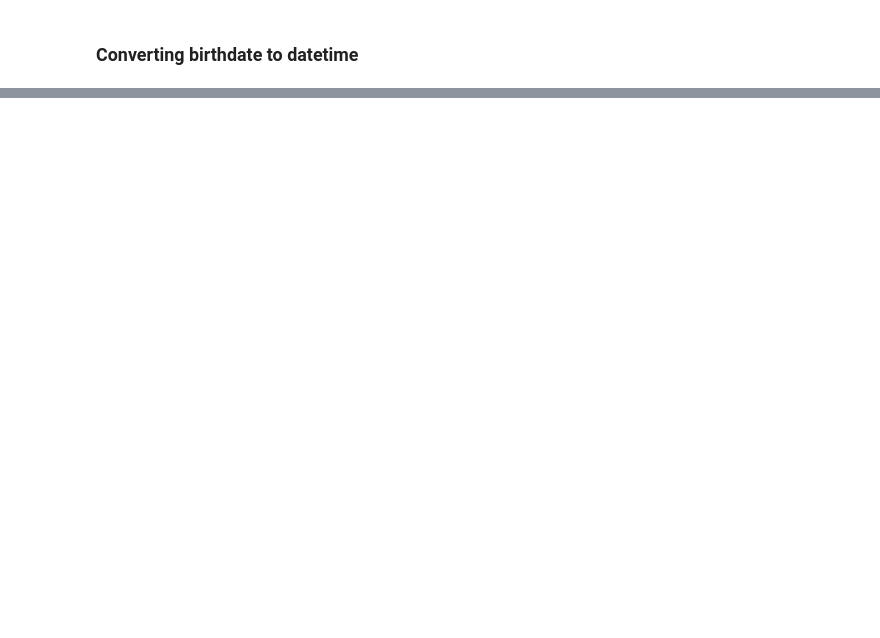
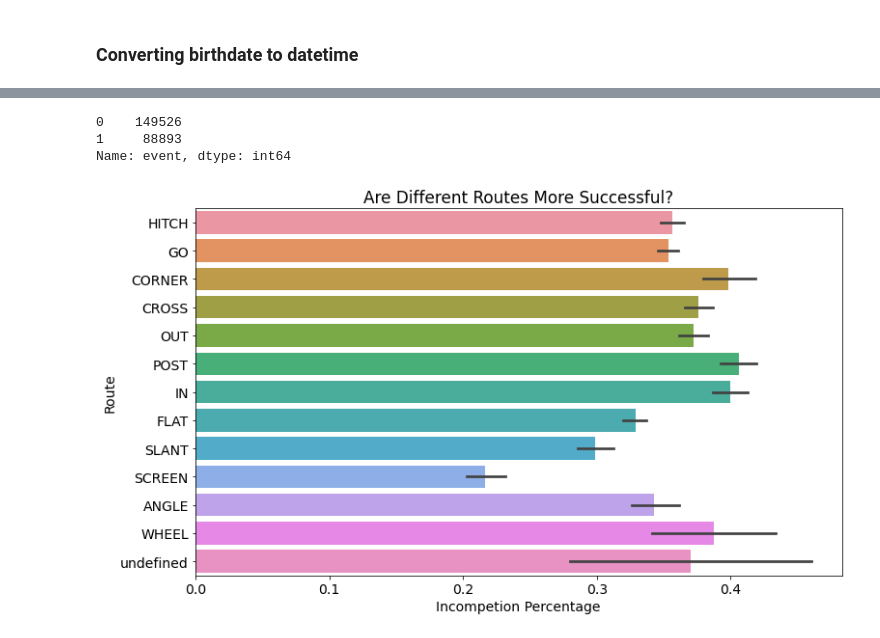
Before and after one commit to Fourth-and-Four/NFL-Big-Data-Bowl-2021, a Jupyter notebook: players_george.ipynb, the cells around one changed output, grey strips where cells are left out. Cells and saved outputs as stored; diff of their text form; code cells hidden in the pictures; blank space fills up the shorter version.

Commit message:
Adding visuals

```diff
--- a/players_george.ipynb
+++ b/players_george.ipynb
@@ -99,0 +284,14 @@ df2.head()
+# %%
+df2.event.value_counts()
+# %% [output]
+0    149526
+1     88893
+Name: event, dtype: int64
+# %%
+sns.barplot(data=df2,x='event', y='route')
+plt.xlabel('Incompetion Percentage')
+plt.ylabel('Route')
+plt.title("Are Different Routes More Successful?")
+plt.show()
+# %% [output]
+[figure, added]
```
Also changed, not shown: parts of 22 cells of this notebook, 1 other file.
